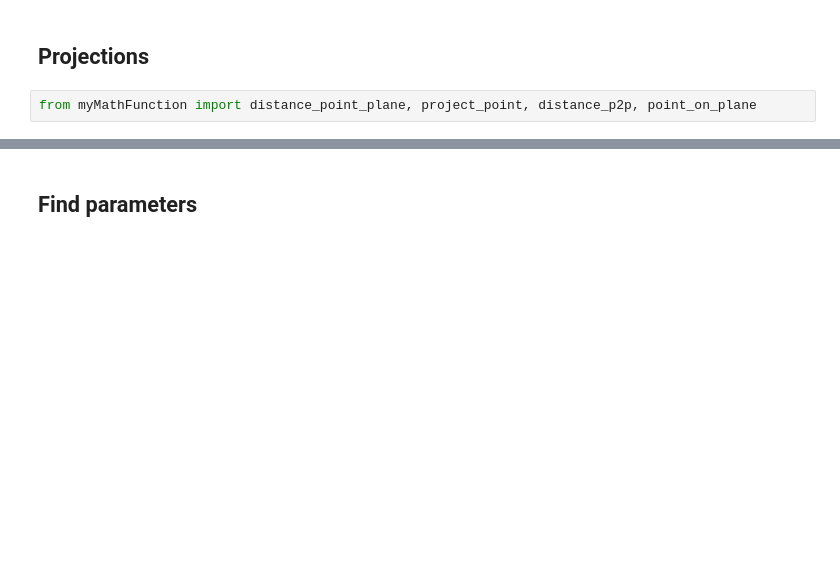
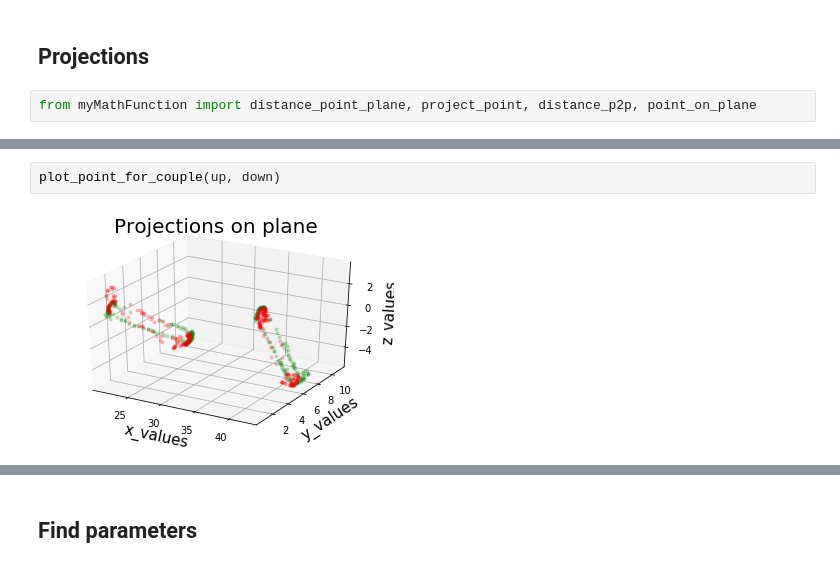
Before and after one commit to PaulineMauryL/PropellerProject, a Jupyter notebook: main.ipynb, the cells around one changed output, grey strips where cells are left out. Saved outputs shown, nothing was run; the diff lists cells and outputs as text; blank space fills up the shorter version.

```diff
--- a/main.ipynb
+++ b/main.ipynb
@@ -92,0 +70,4 @@ len(up)
+# %%
+plot_point_for_couple(up, down)
+# %% [output]
+[figure, added]
```
Also changed, not shown: parts of 21 cells of this notebook, 5 other files.
